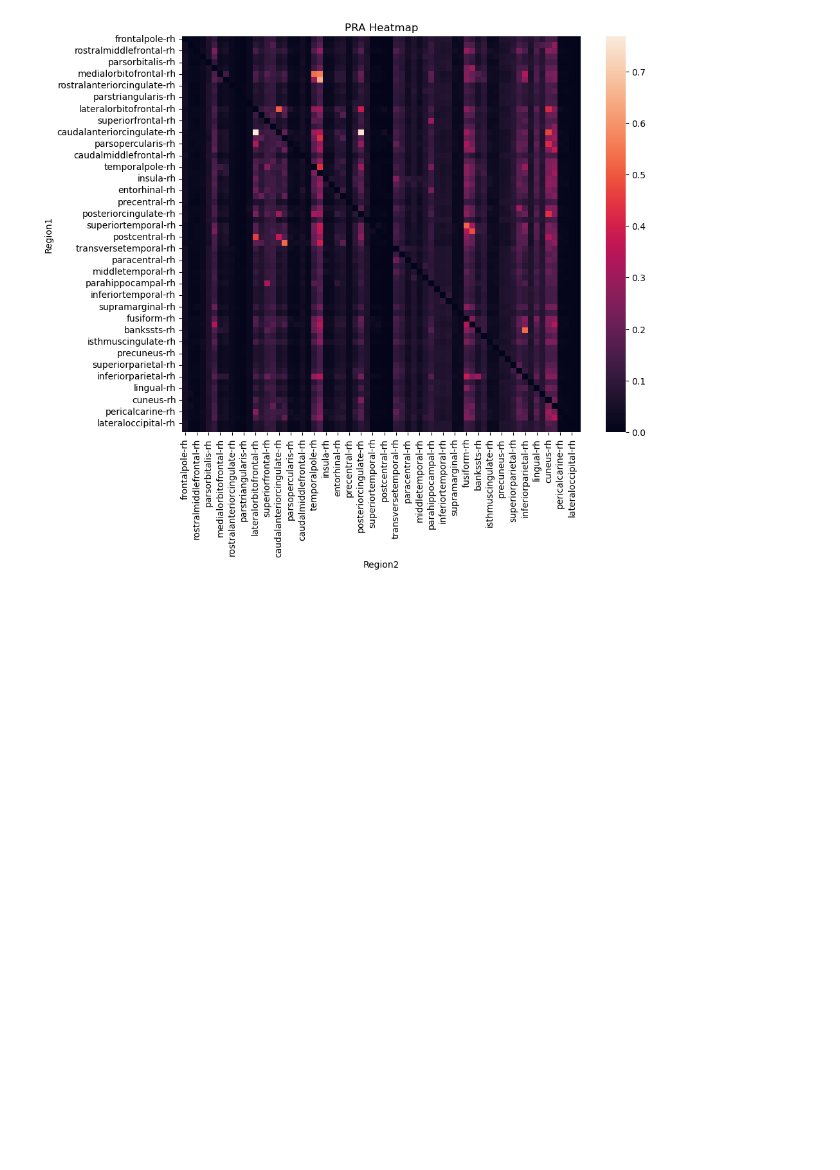
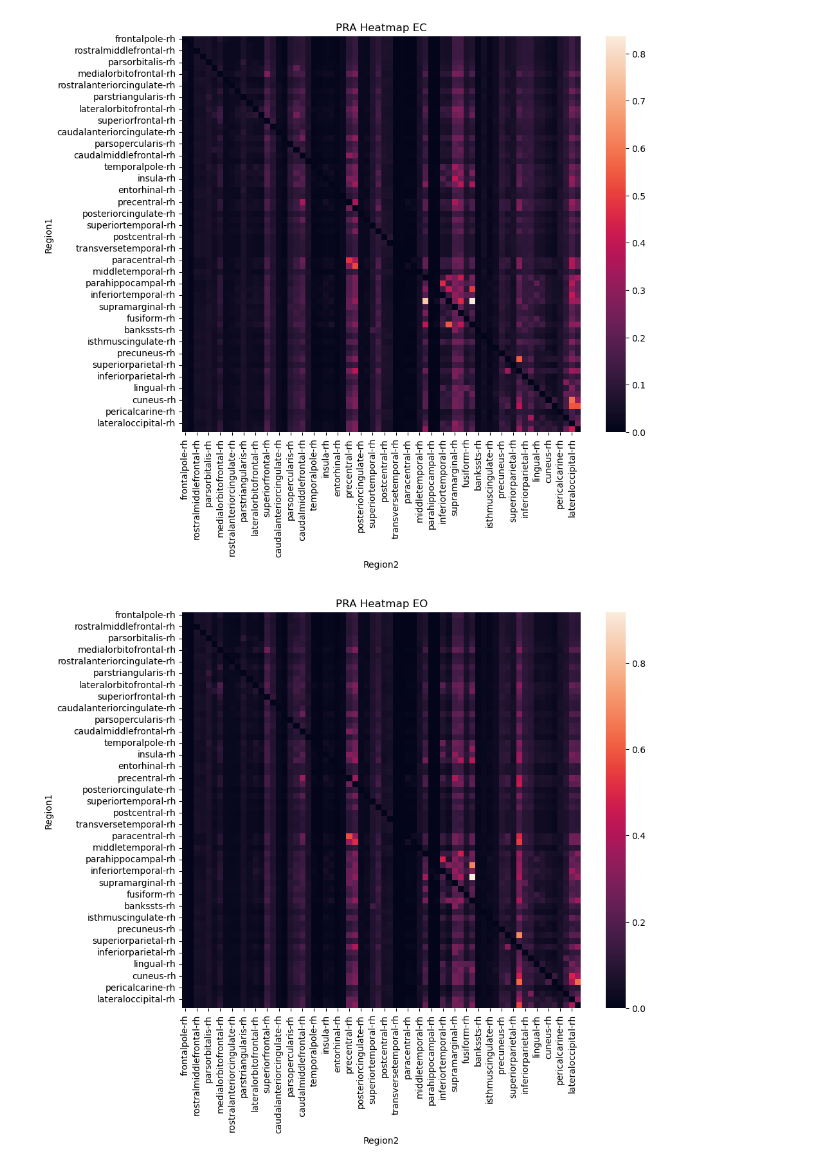
Before and after one commit to econnerty/functional-connectivity, a Jupyter notebook: visualize.ipynb, the cells around one changed output. Cells and saved outputs as stored; diff of their text form; code cells hidden in the pictures; blank space fills up the shorter version.

```diff
--- a/visualize.ipynb
+++ b/visualize.ipynb
@@ -1,5 +1,5 @@
 # %%
-data_dir = './dynsys'
+data_dir = './PRA'
 
 #Open dynsys nc array
 import netCDF4 as nc
@@ -10,6 +10,7 @@ import pandas as pd
 
 #Open dynsys nc array
 dynsys = nc.Dataset(data_dir+'/sub-032304_array_pra_25_EC_alpha.nc','r')
+dynsys2 = nc.Dataset(data_dir+'/sub-032304_array_pra_25_EO_alpha.nc','r')
 # %%
 ordered_list = ['frontalpole-rh', 'frontalpole-lh', 'rostralmiddlefrontal-rh', 'rostralmiddlefrontal-lh', 'parsorbitalis-rh',
                 'parsorbitalis-lh', 'medialorbitofrontal-rh', 'medialorbitofrontal-lh', 'rostralanteriorcingulate-rh',
@@ -28,21 +29,35 @@ ordered_list = ['frontalpole-rh', 'frontalpole-lh', 'rostralmiddlefrontal-rh', '
 # %%
 # Extract the data from '__xarray_dataarray_variable__'
 data_variable = dynsys['__xarray_dataarray_variable__'][:]
+# Extract the data from '__xarray_dataarray_variable__'
+data_variable_EO = dynsys2['__xarray_dataarray_variable__'][:]
 
 # Compute the mean across the 'bootstrap_samples' dimension (which is axis=0)
 mean_connectivity = np.mean(data_variable, axis=0)
+mean_connectivity_EO = np.mean(data_variable_EO, axis=0)
 #Compute std deviation of the mean connectivity
 std_connectivity = np.std(data_variable, axis=0)
+std_connectivity_EO = np.std(data_variable_EO, axis=0)
 
 #Compute coefficient of variation
 cv_connectivity = std_connectivity/mean_connectivity
+#Compute coefficient of variation
+cv_connectivity_EO = std_connectivity_EO/mean_connectivity_EO
+
+#Pooled std
+pooled_std = np.sqrt((std_connectivity**2 + std_connectivity_EO**2)/2)
 
 mean_df = pd.DataFrame(mean_connectivity)
 mean_df.columns = dynsys['region1']
 mean_df.index = dynsys['region1']
 
+mean_df_EO = pd.DataFrame(mean_connectivity_EO)
+mean_df_EO.columns = dynsys['region1']
+mean_df_EO.index = dynsys['region1']
+
 
 ordered_mean_df = mean_df.loc[ordered_list, ordered_list]
+ordered_mean_df_EO = mean_df_EO.loc[ordered_list, ordered_list]
 
-ordered_mean_df.to_csv(f'./mean_df_ordered.csv',header=True,index=False)
+#ordered_mean_df.to_csv(f'./mean_df_ordered.csv',header=True,index=False)
 # %%
@@ -60,20 +89,29 @@ plt.show()
 # %%
 # Extract the data from '__xarray_dataarray_variable__'
 # Extract the data from '__xarray_dataarray_variable__'
 #data_variable = dynsys['__xarray_dataarray_variable__'][:]
 
 # Compute the mean across the 'bootstrap_samples' dimension (which is axis=0)
 #mean_connectivity = np.mean(data_variable, axis=0)
 
 # Plotting the heatmap
 plt.figure(figsize=(10, 8))
 sns.heatmap(ordered_mean_df, annot=False)
-plt.title('PRA Heatmap')
+plt.title('PRA Heatmap EC')
+plt.xlabel('Region2')
+plt.ylabel('Region1')
+plt.show()
+
+# Plotting the heatmap
+plt.figure(figsize=(10, 8))
+sns.heatmap(ordered_mean_df_EO, annot=False)
+plt.title('PRA Heatmap EO')
 plt.xlabel('Region2')
 plt.ylabel('Region1')
 plt.show()
 
 # Close the NetCDF file
-dynsys.close()
+#dynsys.close()
 # %% [output]
-[figure, old version]
+[figure, new version]
+[figure, added]
```
Also changed, not shown: parts of 2 cells of this notebook, 7 other files.
